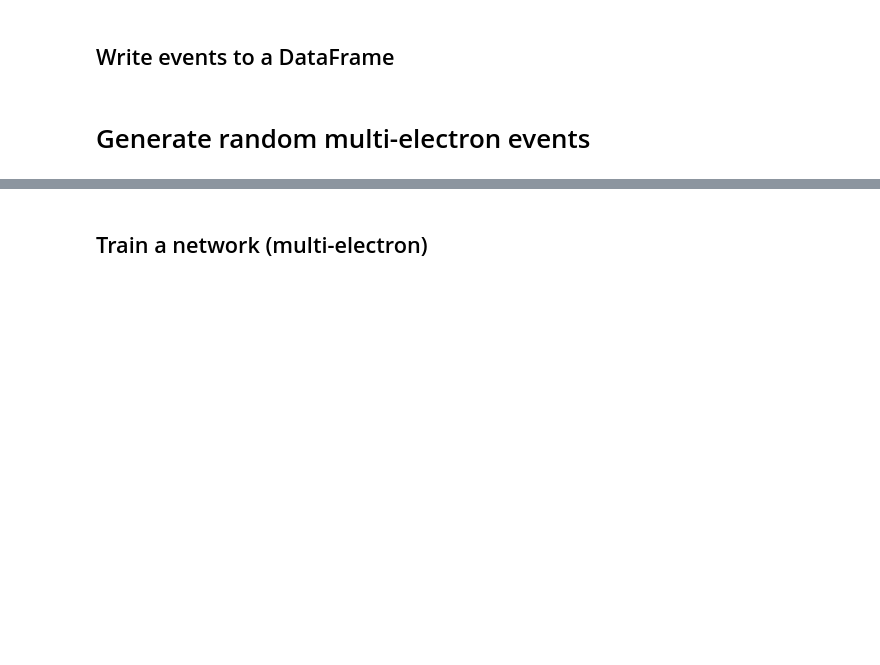
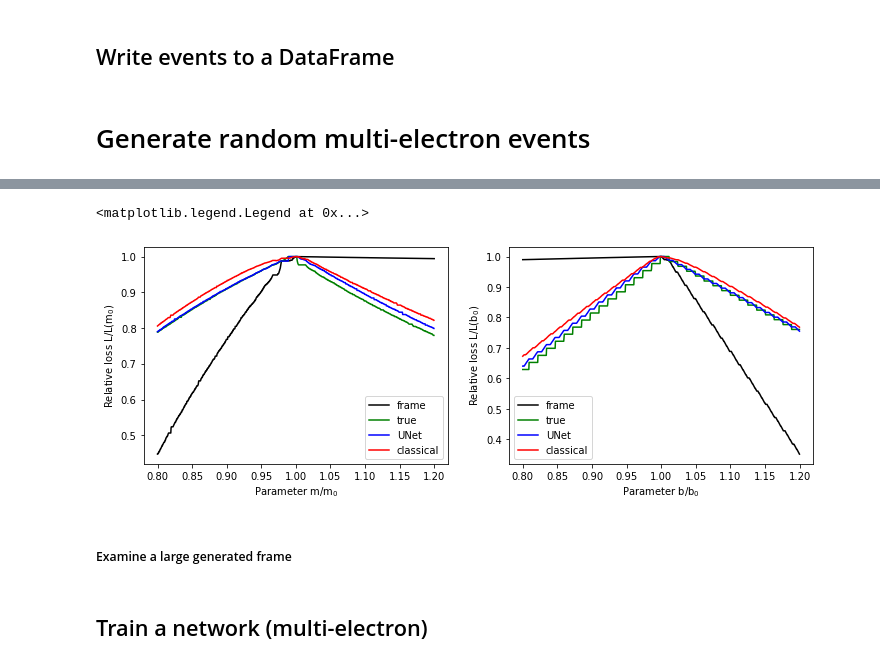
Before and after one commit to jerenner/emsim, a Jupyter notebook: emsim.ipynb, the cells around one changed output, grey strips where cells are left out. Drawn from its saved outputs; the diff is of its cells as text; code cells hidden in the pictures; blank space fills up the shorter version.

Commit message:
Adds edge-fitting for MC generated events

```diff
--- a/emsim.ipynb
+++ b/emsim.ipynb
@@ -60,0 +218,25 @@ plt.colorbar()
+# %%
+fig = plt.figure()
+fig.set_figheight(4.0)
+fig.set_figwidth(12.0)
+
+ax1 = fig.add_subplot(121)
+plt.plot(mrng_frame/m_frame,Lrng_m_frame,color='black',label='frame')
+plt.plot(mrng_label/m_label,Lrng_m_label,color='green',label='true')
+plt.plot(mrng_unet/m_unet,Lrng_m_unet,color='blue',label='UNet')
+plt.plot(mrng_classical/m_classical,Lrng_m_classical,color='red',label='classical')
+plt.xlabel("Parameter m/m$_0$")
+plt.ylabel("Relative loss L/L(m$_0$)")
+plt.legend()
+
+ax2 = fig.add_subplot(122)
+plt.plot(brng_frame/b_frame,Lrng_b_frame,color='black',label='frame')
+plt.plot(brng_label/b_label,Lrng_b_label,color='green',label='true')
+plt.plot(brng_unet/b_unet,Lrng_b_unet,color='blue',label='UNet')
+plt.plot(brng_classical/b_classical,Lrng_b_classical,color='red',label='classical')
+plt.xlabel("Parameter b/b$_0$")
+plt.ylabel("Relative loss L/L(b$_0$)")
+plt.legend()
+# %% [output]
+<matplotlib.legend.Legend at 0x...>
+[figure, added]
@@ -61,3 +245,5 @@ plt.colorbar()
+# %% [markdown]
+##### Examine a large generated frame
 # %%
 plt.imshow(frame[0:50,0:50])
 plt.colorbar()
```
Also changed, not shown: parts of 22 cells of this notebook, 1 other file.
